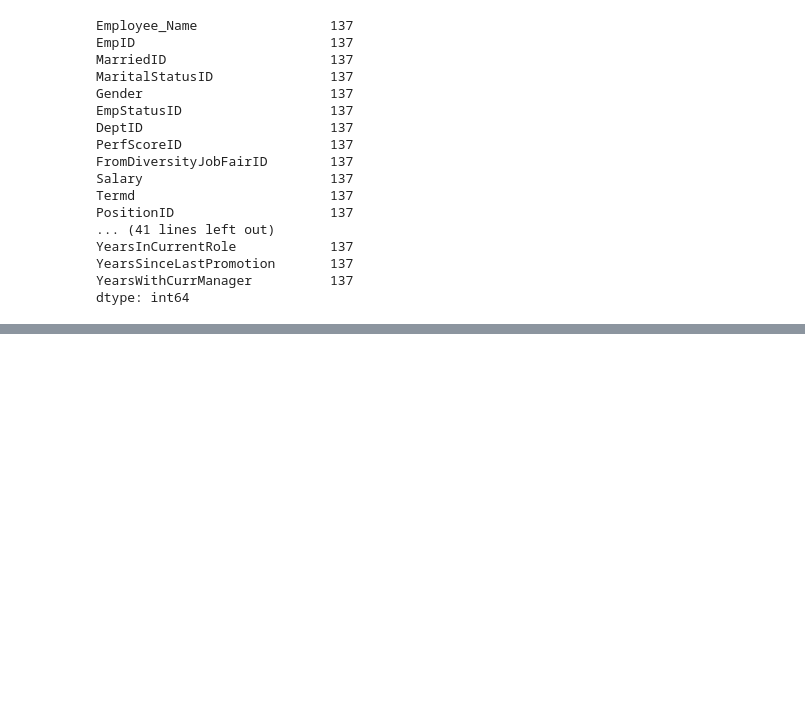
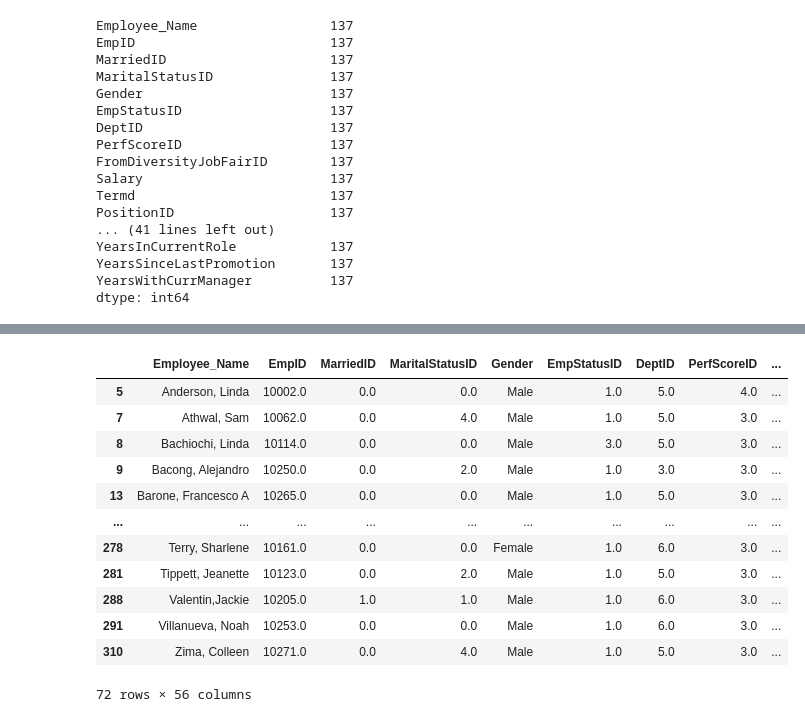
Before and after one commit to JeswinThomasAJ/Business-Analytics-with-Python, a Jupyter notebook: HR_Analytics.ipynb, the cells around one changed output, grey strips where cells are left out. Saved outputs shown, nothing was run; the diff lists cells and outputs as text; code cells hidden in the pictures; blank space fills up the shorter version.

```diff
--- a/HR_Analytics.ipynb
+++ b/HR_Analytics.ipynb
@@ -60,0 +133,16 @@ dtype: int64
+# %%
+df.loc[(df["EmploymentStatus"]=="Active") & (df["Salary"]<=60000)]
+# %% [output]
+|  | Employee_Name | EmpID | MarriedID | MaritalStatusID | Gender | EmpStatusID | DeptID | PerfScoreID | ... |
+| 5 | Anderson, Linda | 10002.0 | 0.0 | 0.0 | Male | 1.0 | 5.0 | 4.0 | ... |
+| 7 | Athwal, Sam | 10062.0 | 0.0 | 4.0 | Male | 1.0 | 5.0 | 3.0 | ... |
+| 8 | Bachiochi, Linda | 10114.0 | 0.0 | 0.0 | Male | 3.0 | 5.0 | 3.0 | ... |
+| 9 | Bacong, Alejandro | 10250.0 | 0.0 | 2.0 | Male | 1.0 | 3.0 | 3.0 | ... |
+| 13 | Barone, Francesco A | 10265.0 | 0.0 | 0.0 | Male | 1.0 | 5.0 | 3.0 | ... |
+| ... | ... | ... | ... | ... | ... | ... | ... | ... | ... |
+| 278 | Terry, Sharlene | 10161.0 | 0.0 | 0.0 | Female | 1.0 | 6.0 | 3.0 | ... |
+| 281 | Tippett, Jeanette | 10123.0 | 0.0 | 2.0 | Male | 1.0 | 5.0 | 3.0 | ... |
+| 288 | Valentin,Jackie | 10205.0 | 1.0 | 1.0 | Male | 1.0 | 6.0 | 3.0 | ... |
+| 291 | Villanueva, Noah | 10253.0 | 0.0 | 0.0 | Male | 1.0 | 6.0 | 3.0 | ... |
+| 310 | Zima, Colleen | 10271.0 | 0.0 | 4.0 | Male | 1.0 | 5.0 | 3.0 | ... |
+72 rows × 56 columns
```
Also changed, not shown: parts of 15 cells of this notebook.
